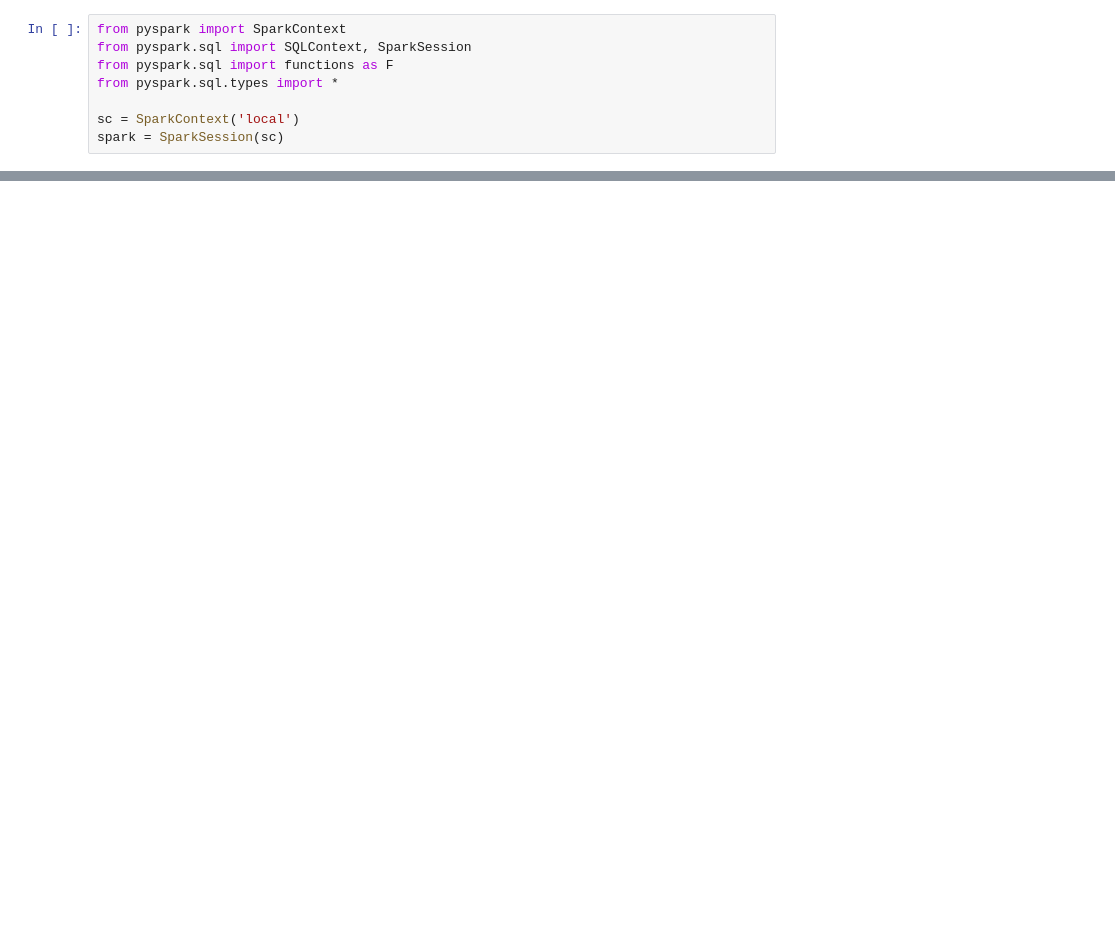
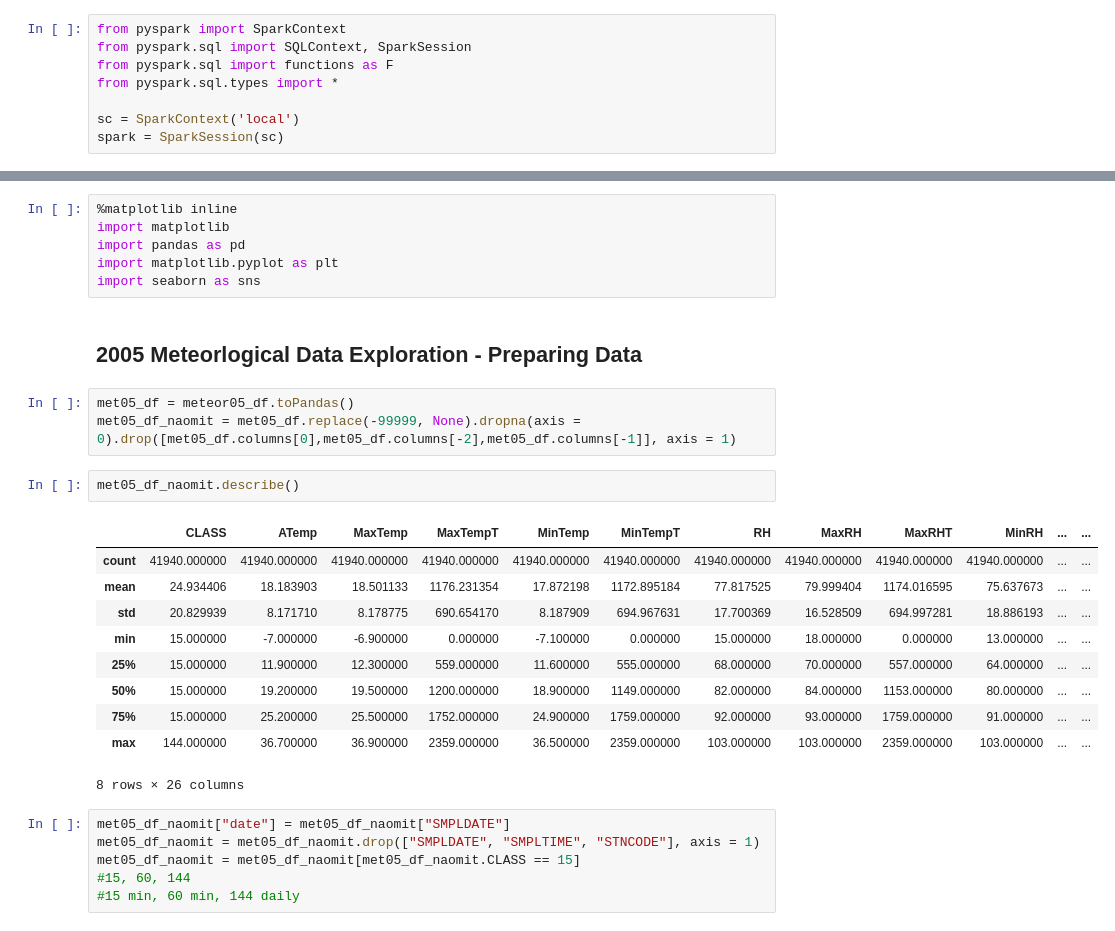
Before and after one commit to brendanwliu/pstat135_final, a Jupyter notebook: visualizations.ipynb, the cells around one changed output, grey strips where cells are left out. Drawn from its saved outputs; the diff is of its cells as text; blank space fills up the shorter version.

```diff
--- a/visualizations.ipynb
+++ b/visualizations.ipynb
@@ -45,0 +41,30 @@ root
+# %%
+%matplotlib inline
+import matplotlib
+import pandas as pd
+import matplotlib.pyplot as plt
+import seaborn as sns
+# %% [markdown]
+## 2005 Meteorlogical Data Exploration - Preparing Data
+# %%
+met05_df = meteor05_df.toPandas()
+met05_df_naomit = met05_df.replace(-99999, None).dropna(axis = 0).drop([met05_df.columns[0],met05_df.columns[-2],met05_df.columns[-1]], axis = 1)
+# %%
+met05_df_naomit.describe()
+# %% [output]
+|  | CLASS | ATemp | MaxTemp | MaxTempT | MinTemp | MinTempT | RH | MaxRH | MaxRHT | MinRH | ... | ... |
+| count | 41940.000000 | 41940.000000 | 41940.000000 | 41940.000000 | 41940.000000 | 41940.000000 | 41940.000000 | 41940.000000 | 41940.000000 | 41940.000000 | ... | ... |
+| mean | 24.934406 | 18.183903 | 18.501133 | 1176.231354 | 17.872198 | 1172.895184 | 77.817525 | 79.999404 | 1174.016595 | 75.637673 | ... | ... |
+| std | 20.829939 | 8.171710 | 8.178775 | 690.654170 | 8.187909 | 694.967631 | 17.700369 | 16.528509 | 694.997281 | 18.886193 | ... | ... |
+| min | 15.000000 | -7.000000 | -6.900000 | 0.000000 | -7.100000 | 0.000000 | 15.000000 | 18.000000 | 0.000000 | 13.000000 | ... | ... |
+| 25% | 15.000000 | 11.900000 | 12.300000 | 559.000000 | 11.600000 | 555.000000 | 68.000000 | 70.000000 | 557.000000 | 64.000000 | ... | ... |
+| 50% | 15.000000 | 19.200000 | 19.500000 | 1200.000000 | 18.900000 | 1149.000000 | 82.000000 | 84.000000 | 1153.000000 | 80.000000 | ... | ... |
+| 75% | 15.000000 | 25.200000 | 25.500000 | 1752.000000 | 24.900000 | 1759.000000 | 92.000000 | 93.000000 | 1759.000000 | 91.000000 | ... | ... |
+| max | 144.000000 | 36.700000 | 36.900000 | 2359.000000 | 36.500000 | 2359.000000 | 103.000000 | 103.000000 | 2359.000000 | 103.000000 | ... | ... |
+8 rows × 26 columns
+# %%
+met05_df_naomit["date"] = met05_df_naomit["SMPLDATE"]
+met05_df_naomit = met05_df_naomit.drop(["SMPLDATE", "SMPLTIME", "STNCODE"], axis = 1)
+met05_df_naomit = met05_df_naomit[met05_df_naomit.CLASS == 15]
+#15, 60, 144
+#15 min, 60 min, 144 daily
```
Also changed, not shown: parts of 16 cells of this notebook, 1 other file.
